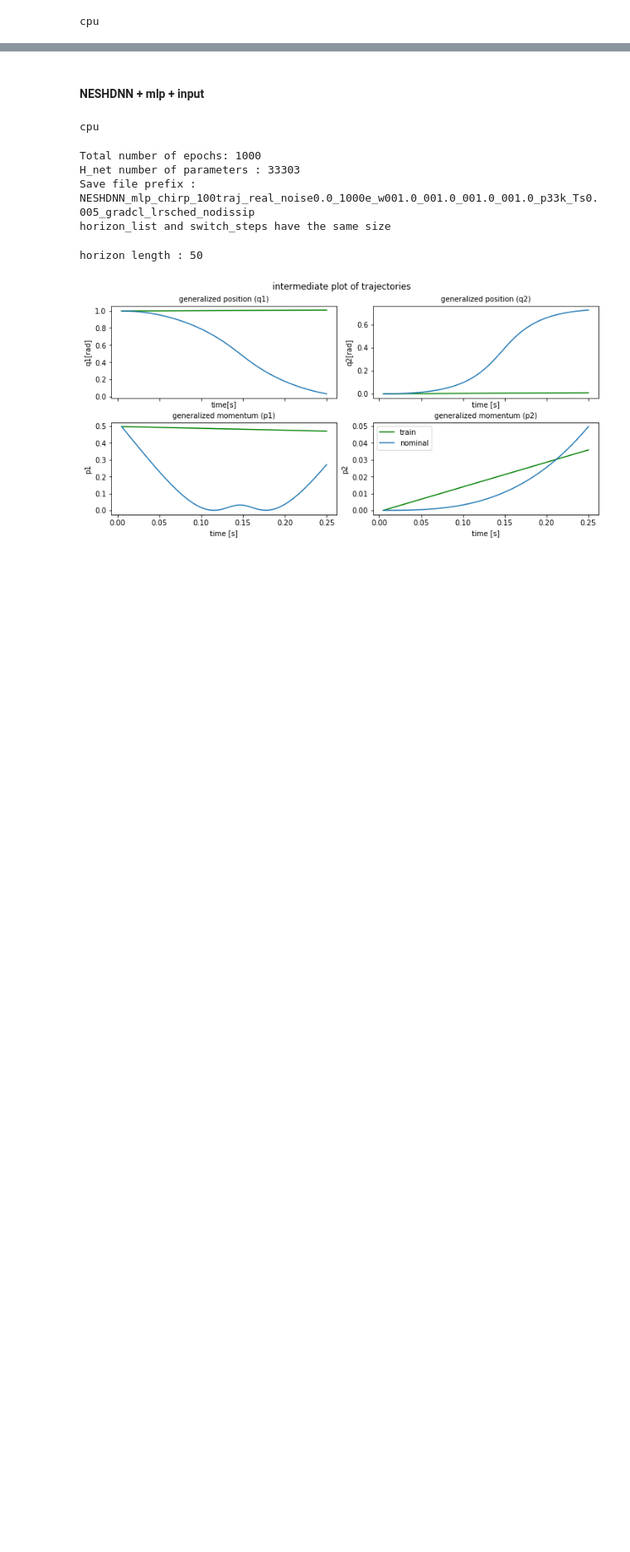
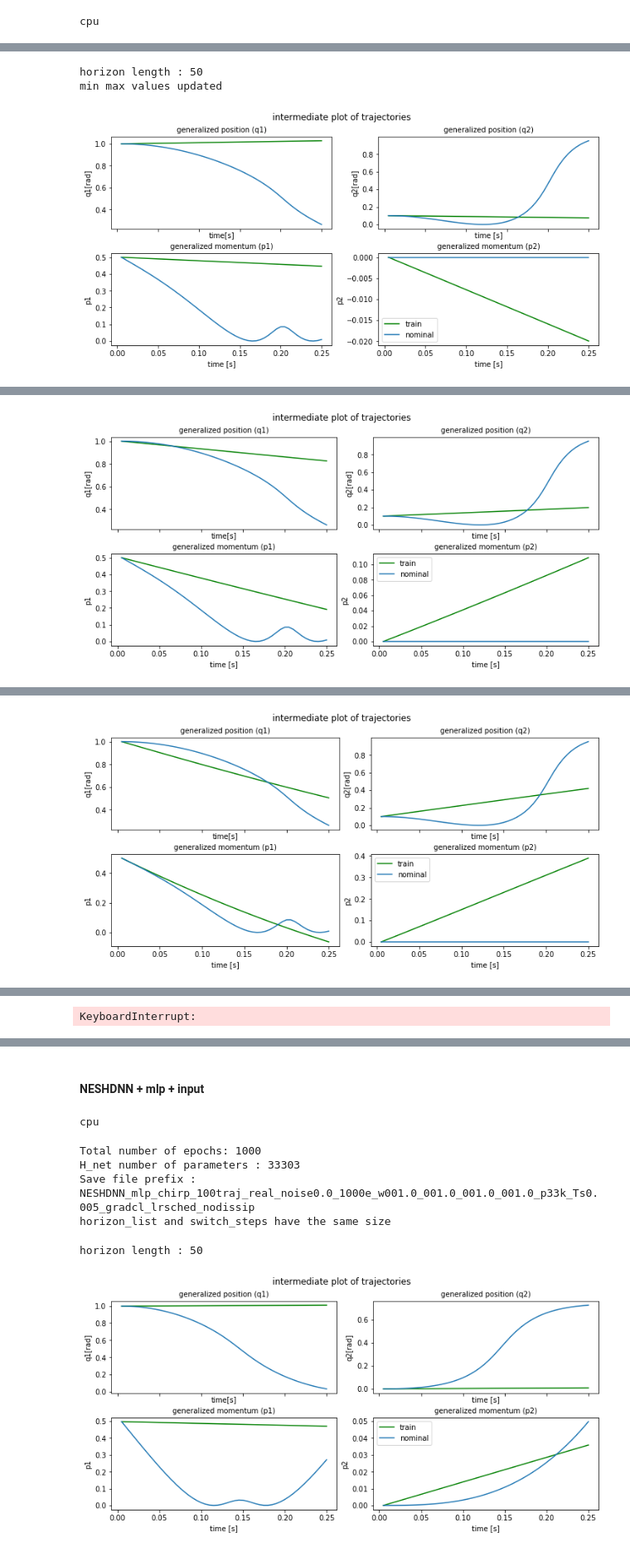
Before and after one commit to unesmu/SP-learning-hamiltonian-functions-from-data, a Jupyter notebook: furuta_pendulum/notebooks/furuta_pendulum_data_and_sanity_checks.ipynb, the cells around one changed output, grey strips where cells are left out. Shown at 83% size. Cells and saved outputs as stored; diff of their text form; code cells hidden in the pictures; blank space fills up the shorter version.

```diff
--- a/furuta_pendulum/notebooks/furuta_pendulum_ONLYCALLS.ipynb
+++ b/furuta_pendulum/notebooks/furuta_pendulum_data_and_sanity_checks.ipynb
@@ -555,0 +708,26 @@ save_stats(stats, stats_path)
+# %%
+stats = train(device = device, model = model,
+            Ts = Ts,
+            train_loader = train_loader,
+            test_loader = test_loader,
+            w=torch.tensor(weights, device=device),
+            grad_clip = grad_clip,
+            lr_schedule = lr_schedule,
+            begin_decay = begin_decay,
+            resnet_config = resnet_config,
+            epoch_number = epoch_number,
+            alternating = alternating,
+            horizon = horizon,
+            horizon_type = horizon_type,
+            horizon_list = horizon_list,
+            switch_steps = switch_steps,
+            epochs = epoch_number,
+            loss_type = loss_type,
+            collect_grads = collect_grads,
+            rescale_loss = rescale_loss,
+            rescale_dims = rescale_dims
+            )
+# %% [output]
+horizon length : 50
+min max values updated
+[figure, added]
@@ -555,0 +745 @@ save_stats(stats, stats_path)
+[figure, added]
@@ -555,0 +757 @@ save_stats(stats, stats_path)
+[figure, added]
@@ -555,0 +792 @@ save_stats(stats, stats_path)
+KeyboardInterrupt:
```
Also changed, not shown: parts of 34 cells of this notebook, 7 other files.
